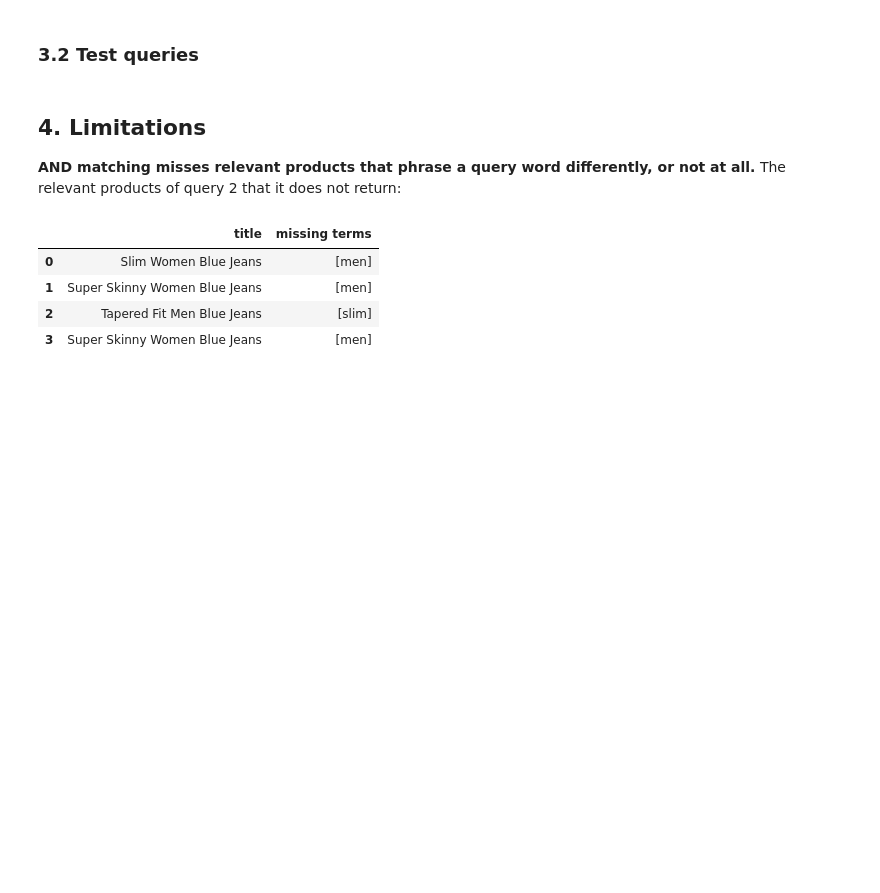
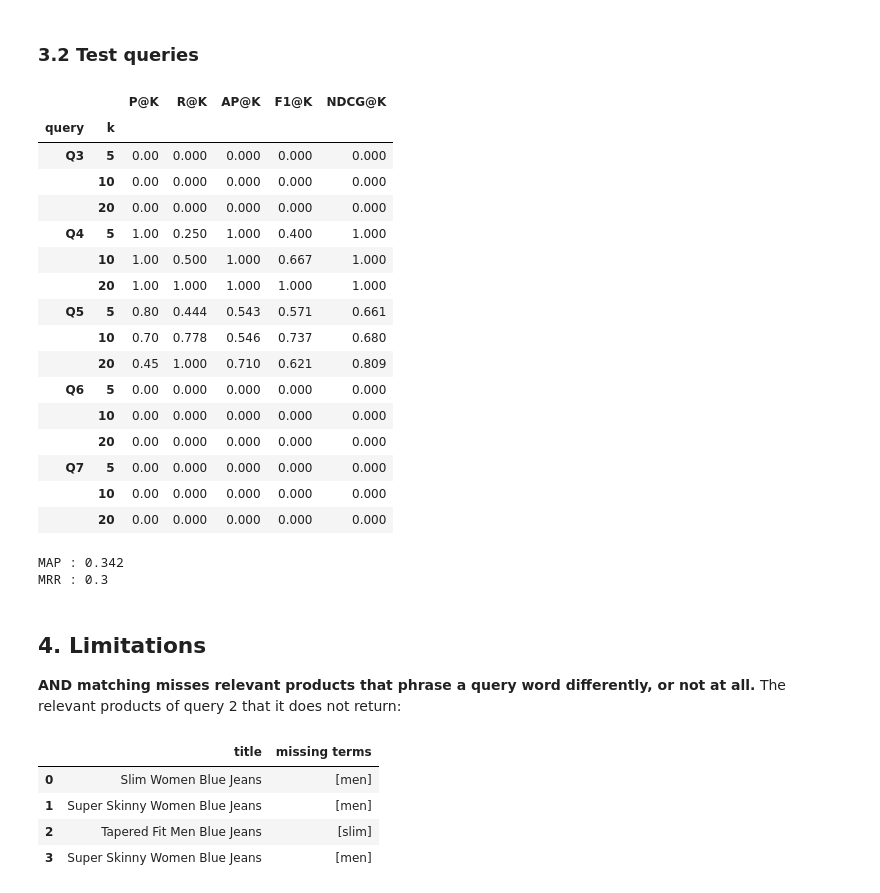
Before and after one commit to uripont/urban-outfinders, a Jupyter notebook: notebooks/part_2.ipynb, the cells around one changed output. Saved outputs shown, nothing was run; the diff lists cells and outputs as text; code cells hidden in the pictures; blank space fills up the shorter version.

```diff
--- a/notebooks/part_2.ipynb
+++ b/notebooks/part_2.ipynb
@@ -202,7 +489,54 @@ Numbers only, rounded to three decimals.
 # %%
 # test_labels = ev.load_labels("../data/test_labels.csv")
 # test_runs = {qid: (engine.search(q, k), test_labels[qid]) for qid, q in TEST_QUERIES.items()}
 # The same table for the five test queries.
+
+test_labels = ev.load_labels('../data/test_labels.csv')
+test_runs = {
+    qid: (
+        [pid for pid in engine.search(query) if pid in test_labels.get(qid, {})],
+        test_labels.get(qid, {})
+    )
+    for qid, query in TEST_QUERIES.items()
+}
+
+# The same table for the five test queries.
+rows = []
+for qid, (ranked, labels) in test_runs.items():
+    for k in K_VALUES:
+        rows.append({
+            'query':  f'Q{qid}',
+            'k':      k,
+            'P@K':    round(precision_at_k(ranked, labels, k), 3),
+            'R@K':    round(recall_at_k(ranked, labels, k),    3),
+            'AP@K':   round(ap_at_k(ranked, labels, k),        3),
+            'F1@K':   round(f1_at_k(ranked, labels, k),        3),
+            'NDCG@K': round(ndcg_at_k(ranked, labels, k),      3),
+        })
+
+display(pd.DataFrame(rows).set_index(['query', 'k']))
+print(f'MAP : {round(map_score(test_runs), 3)}')
+print(f'MRR : {round(mrr_score(test_runs), 3)}')
+# %% [output]
+|  |  | P@K | R@K | AP@K | F1@K | NDCG@K |
+| query | k |  |  |  |  |  |
+| Q3 | 5 | 0.00 | 0.000 | 0.000 | 0.000 | 0.000 |
+|  | 10 | 0.00 | 0.000 | 0.000 | 0.000 | 0.000 |
+|  | 20 | 0.00 | 0.000 | 0.000 | 0.000 | 0.000 |
+| Q4 | 5 | 1.00 | 0.250 | 1.000 | 0.400 | 1.000 |
+|  | 10 | 1.00 | 0.500 | 1.000 | 0.667 | 1.000 |
+|  | 20 | 1.00 | 1.000 | 1.000 | 1.000 | 1.000 |
+| Q5 | 5 | 0.80 | 0.444 | 0.543 | 0.571 | 0.661 |
+|  | 10 | 0.70 | 0.778 | 0.546 | 0.737 | 0.680 |
+|  | 20 | 0.45 | 1.000 | 0.710 | 0.621 | 0.809 |
+| Q6 | 5 | 0.00 | 0.000 | 0.000 | 0.000 | 0.000 |
+|  | 10 | 0.00 | 0.000 | 0.000 | 0.000 | 0.000 |
+|  | 20 | 0.00 | 0.000 | 0.000 | 0.000 | 0.000 |
+| Q7 | 5 | 0.00 | 0.000 | 0.000 | 0.000 | 0.000 |
+|  | 10 | 0.00 | 0.000 | 0.000 | 0.000 | 0.000 |
+|  | 20 | 0.00 | 0.000 | 0.000 | 0.000 | 0.000 |
+MAP : 0.342
+MRR : 0.3
 # %% [markdown]
 ## 4. Limitations
 
```
Also changed, not shown: parts of 3 cells of this notebook, 1 other file.
